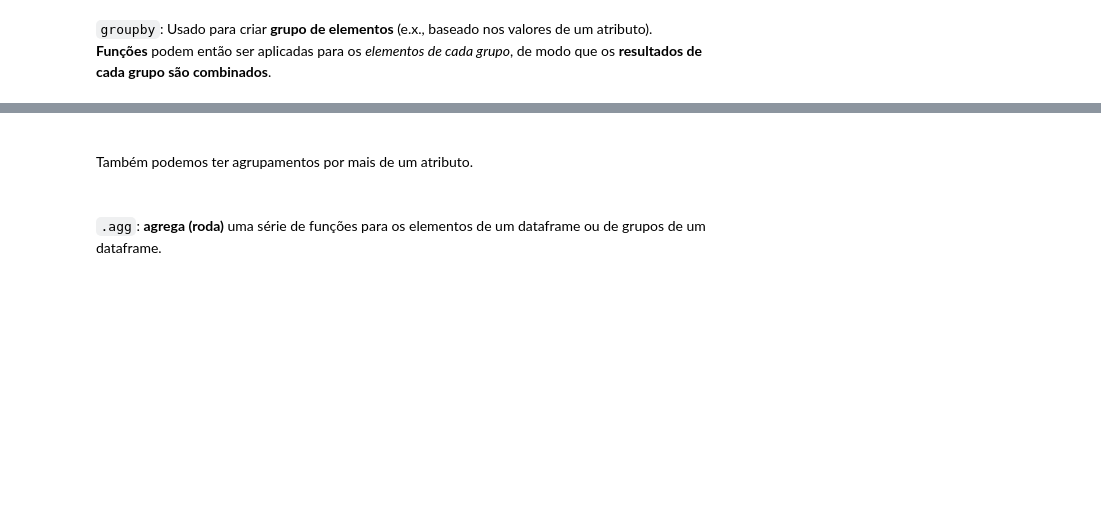
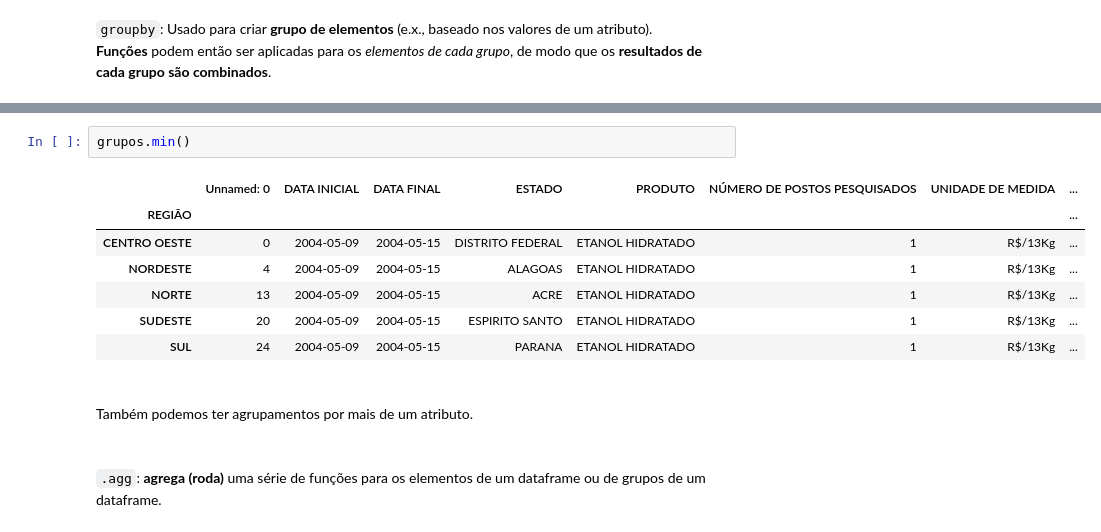
Before and after one commit to rudaaranha/pandas-essencial, a Jupyter notebook: manipulacao_de_dados_codigo_base.ipynb, the cells around one changed output, grey strips where cells are left out. Drawn from its saved outputs; the diff is of its cells as text; blank space fills up the shorter version.

```diff
--- a/manipulacao_de_dados_codigo_base.ipynb
+++ b/manipulacao_de_dados_codigo_base.ipynb
@@ -2335,3 +2395,13 @@ dtype: object
+# %%
+grupos.min()
+# %% [output]
+|  | Unnamed: 0 | DATA INICIAL | DATA FINAL | ESTADO | PRODUTO | NÚMERO DE POSTOS PESQUISADOS | UNIDADE DE MEDIDA | ... |
+| REGIÃO |  |  |  |  |  |  |  | ... |
+| CENTRO OESTE | 0 | 2004-05-09 | 2004-05-15 | DISTRITO FEDERAL | ETANOL HIDRATADO | 1 | R$/13Kg | ... |
+| NORDESTE | 4 | 2004-05-09 | 2004-05-15 | ALAGOAS | ETANOL HIDRATADO | 1 | R$/13Kg | ... |
+| NORTE | 13 | 2004-05-09 | 2004-05-15 | ACRE | ETANOL HIDRATADO | 1 | R$/13Kg | ... |
+| SUDESTE | 20 | 2004-05-09 | 2004-05-15 | ESPIRITO SANTO | ETANOL HIDRATADO | 1 | R$/13Kg | ... |
+| SUL | 24 | 2004-05-09 | 2004-05-15 | PARANA | ETANOL HIDRATADO | 1 | R$/13Kg | ... |
 # %% [markdown]
 <br/>
 
```
Also changed, not shown: parts of 6 cells of this notebook.
